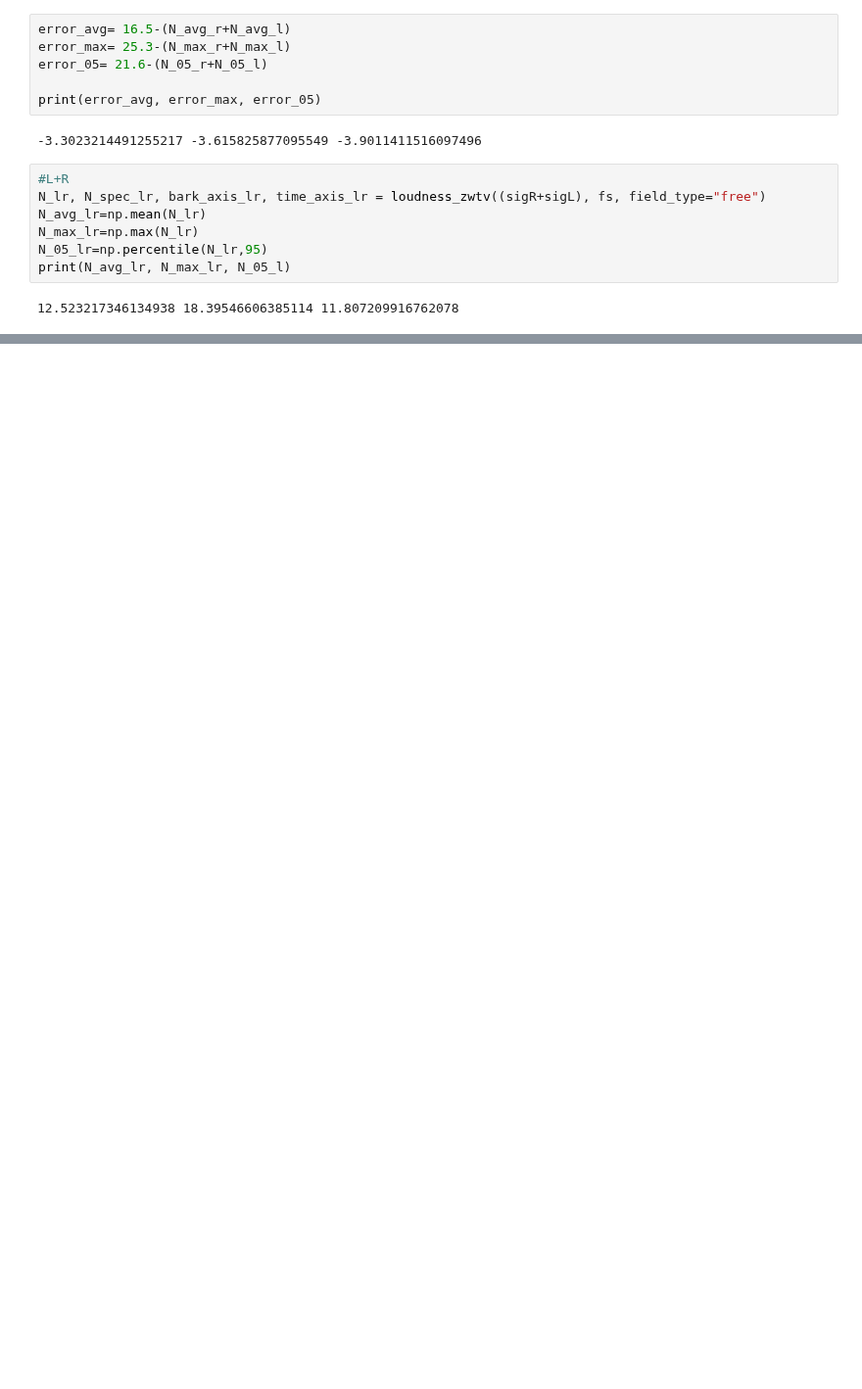
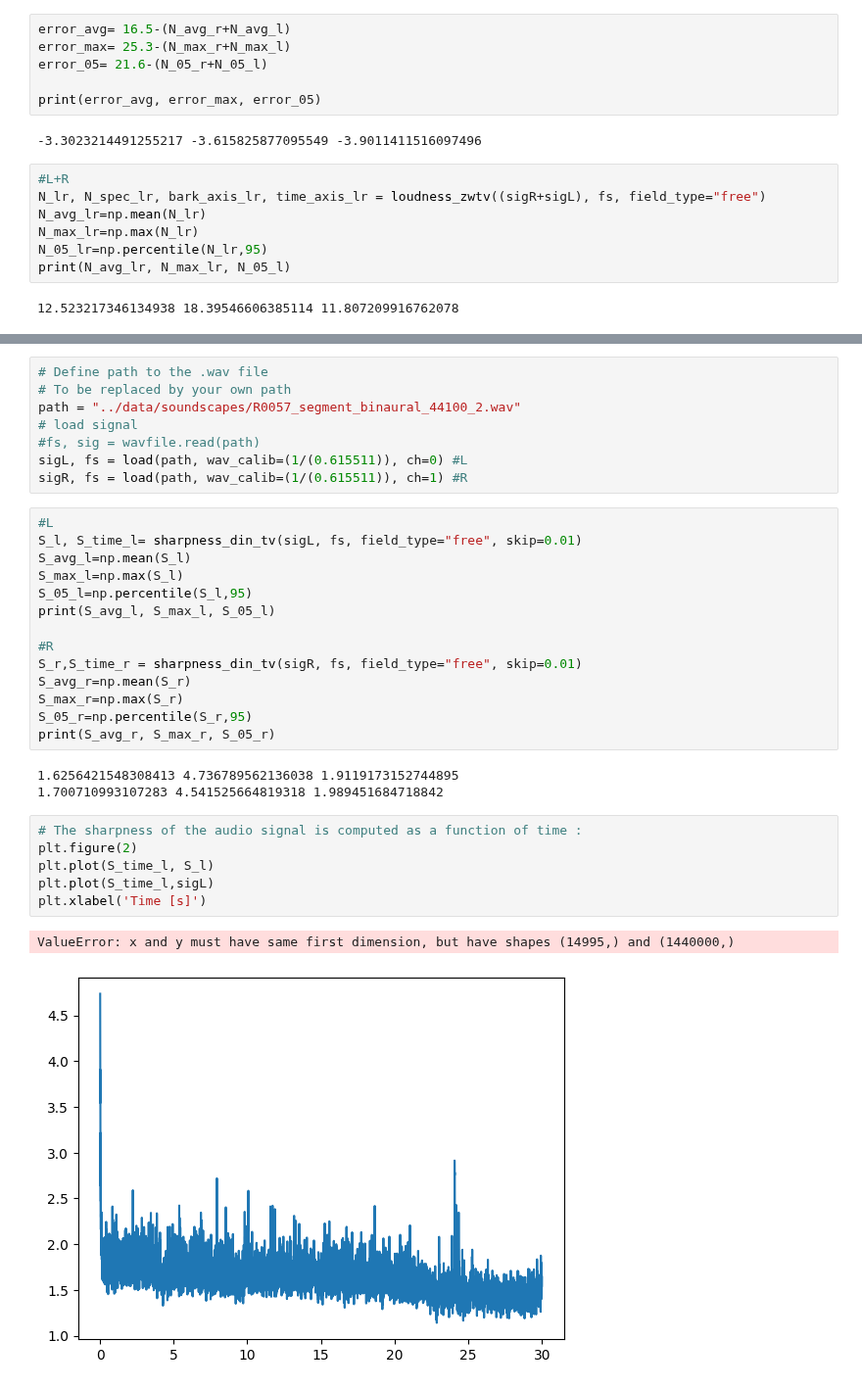
Before and after one commit to amaiasagasti/UrbanPleasantnessEventfulness, a Jupyter notebook: code/extract_features_mosqito.ipynb, the cells around one changed output, grey strips where cells are left out. Shown at 98% size. Saved outputs shown, nothing was run; the diff lists cells and outputs as text; blank space fills up the shorter version.

```diff
--- a/code/extract_features_mosqito.ipynb
+++ b/code/extract_features_mosqito.ipynb
@@ -190,0 +193,34 @@ print(N_avg_lr, N_max_lr, N_05_l)
+# %%
+# Define path to the .wav file
+# To be replaced by your own path
+path = "../data/soundscapes/R0057_segment_binaural_44100_2.wav"
+# load signal
+#fs, sig = wavfile.read(path)
+sigL, fs = load(path, wav_calib=(1/(0.615511)), ch=0) #L
+sigR, fs = load(path, wav_calib=(1/(0.615511)), ch=1) #R
+# %%
+#L
+S_l, S_time_l= sharpness_din_tv(sigL, fs, field_type="free", skip=0.01)
+S_avg_l=np.mean(S_l)
+S_max_l=np.max(S_l)
+S_05_l=np.percentile(S_l,95)
+print(S_avg_l, S_max_l, S_05_l)
+
+#R
+S_r,S_time_r = sharpness_din_tv(sigR, fs, field_type="free", skip=0.01)
+S_avg_r=np.mean(S_r)
+S_max_r=np.max(S_r)
+S_05_r=np.percentile(S_r,95)
+print(S_avg_r, S_max_r, S_05_r)
+# %% [output]
+1.6256421548308413 4.736789562136038 1.9119173152744895
+1.700710993107283 4.541525664819318 1.989451684718842
+# %%
+# The sharpness of the audio signal is computed as a function of time :
+plt.figure(2)
+plt.plot(S_time_l, S_l)
+plt.plot(S_time_l,sigL)
+plt.xlabel('Time [s]')
+# %% [output]
+ValueError: x and y must have same first dimension, but have shapes (14995,) and (1440000,)
+[figure, added]
```
Also changed, not shown: parts of 33 cells of this notebook, 23 other files.
